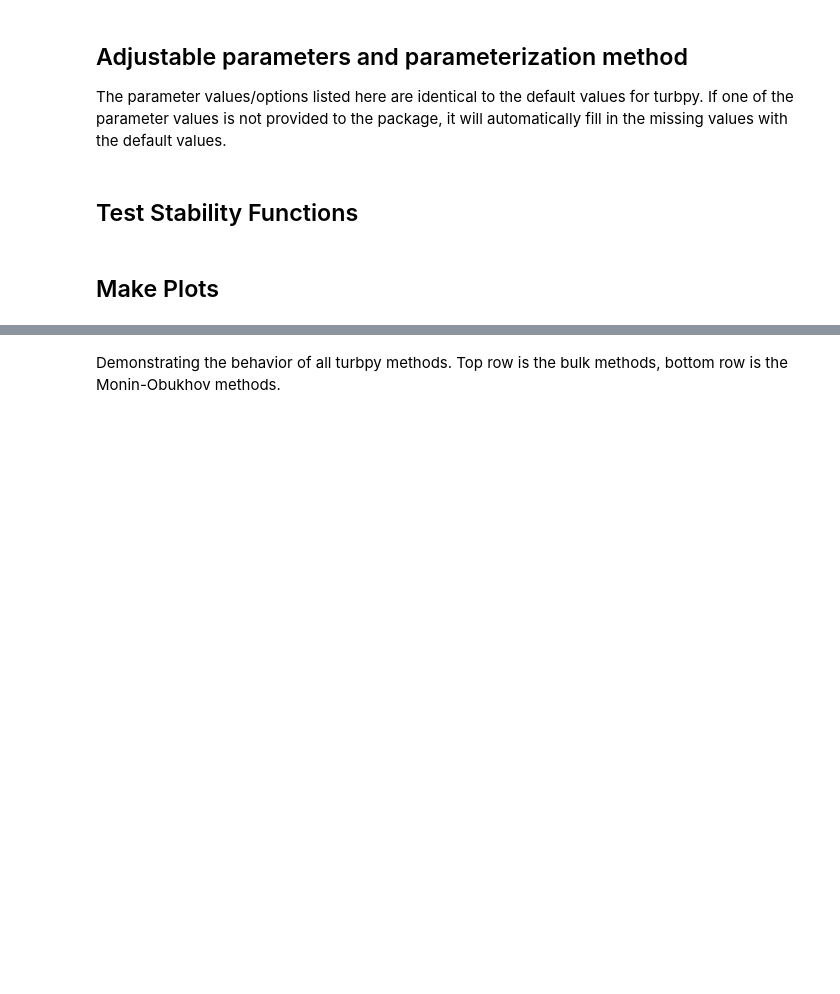
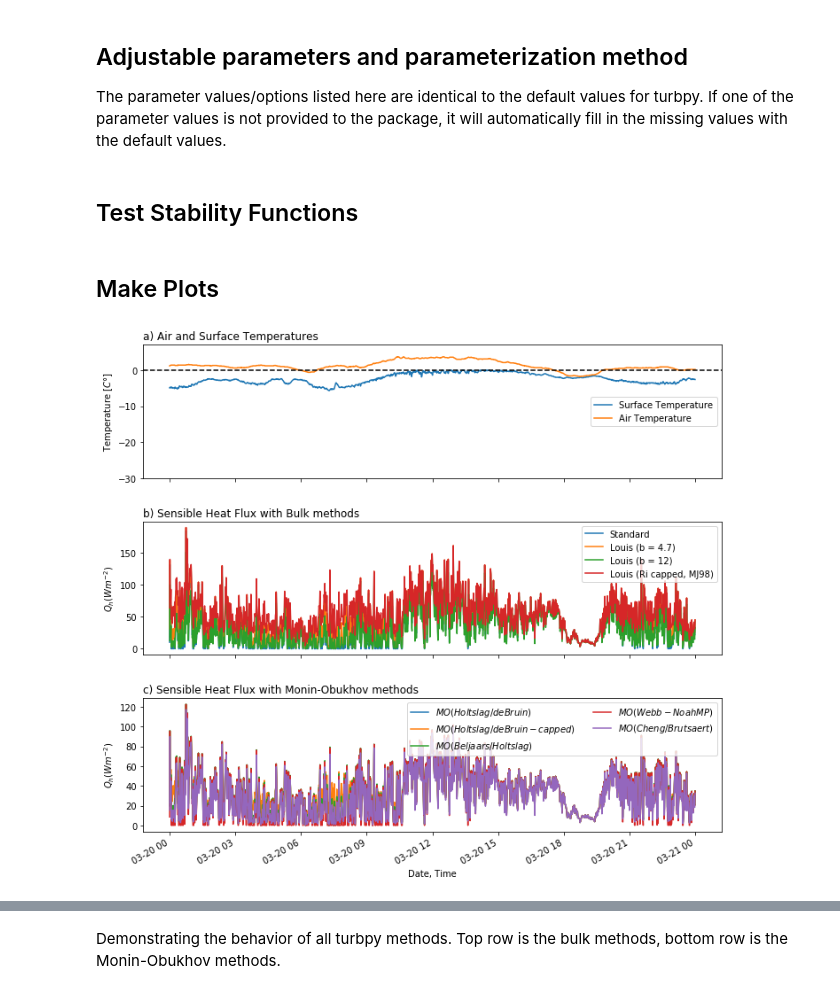
Before and after one commit to moorec52/atmos-boundary-layer, a Jupyter notebook: TF.turbpyDemonstration_sp.ipynb, the cells around one changed output, grey strips where cells are left out. Saved outputs shown, nothing was run; the diff lists cells and outputs as text; code cells hidden in the pictures; blank space fills up the shorter version.

```diff
--- a/TF.turbpyDemonstration_sp.ipynb
+++ b/TF.turbpyDemonstration_sp.ipynb
@@ -355,9 +355,10 @@ ax = axes[0]
 ax.plot(datetimes, sfcTemp-273.15, label='Surface Temperature')
 ax.plot(datetimes, airTemp-273.15, label='Air Temperature')
 ax.set_ylabel('Temperature [$C\degree$]')
-ax.set_ylim(-7.5,5)
+ax.set_ylim(-30,7)
 ax.set_title('a) Air and Surface Temperatures', loc='left')
-lgd = ax.legend(loc='lower right', frameon=True)
+lgd = ax.legend(loc='center right', frameon=True)
+ax.axhline(0,linestyle='--',color='k')
 
 # Bulk methods
 for stab in stab_titles:
@@ -372,42 +373,44 @@ for stab in stab_titles:
 
 ax = axes[1]
 #ax.plot([0, 0], [Qmin, Qmax], 'k--')
-ax.set_ylim(Qmin, Qmax)
+#ax.set_ylim(Qmin, Qmax)
 ax.set_xlabel('Date, Time')
 ax.set_ylabel('$Q_h (Wm^{-2}$)')
 ax.set_title('b) Sensible Heat Flux with Bulk methods', loc='left')
 lgd = ax.legend(loc='upper right', frameon=True)
 
 # Monin Obukhov methods
 for stab in stab_titles:
     if not stab_dict[stab]['stability_method'] == 'monin_obukhov':
         continue
 
 
     # d) MO Sensible Heat Flux
     ax = axes[2]
     ax.plot(datetimes, sensible_heat[stab], label='$' + stab + '$')#, color=colr[title]
 
 
 ax = axes[2]
 #ax.plot([0, 0], [Qmin, Qmax], 'k--')
-ax.set_ylim(Qmin, Qmax)
+#ax.set_ylim(Qmin, Qmax)
 ax.set_xlabel('Date, Time')
 ax.set_ylabel('$Q_h (Wm^{-2}$)')
 ax.set_title('c) Sensible Heat Flux with Monin-Obukhov methods', loc='left')
 lgd = ax.legend(loc='upper right', frameon=True, ncol=2)
 
 fig.tight_layout()
 fig.autofmt_xdate()
 
 # Save the figure
 #os.chdir(workbookDir)
 #fig.savefig('turbpy.idealized2.jpg', bbox_extra_artists=(lgd,), bbox_inches='tight', dpi=300)
 
 
-axes[0].set_xlim(pd.Timestamp('2017-03-20 10'),pd.Timestamp('2017-03-20 14'))
-axes[1].set_xlim(pd.Timestamp('2017-03-20 10'),pd.Timestamp('2017-03-20 14'))
-axes[2].set_xlim(pd.Timestamp('2017-03-20 10'),pd.Timestamp('2017-03-20 14'))
+#axes[0].set_xlim(pd.Timestamp('2017-03-20 10'),pd.Timestamp('2017-03-20 14'))
+#axes[1].set_xlim(pd.Timestamp('2017-03-20 10'),pd.Timestamp('2017-03-20 14'))
+#axes[2].set_xlim(pd.Timestamp('2017-03-20 10'),pd.Timestamp('2017-03-20 14'))
+# %% [output]
+[figure, added]
 # %%
 """
 Compute the coherence of two signals
```
Also changed, not shown: parts of 14 cells of this notebook, 2 other files.
